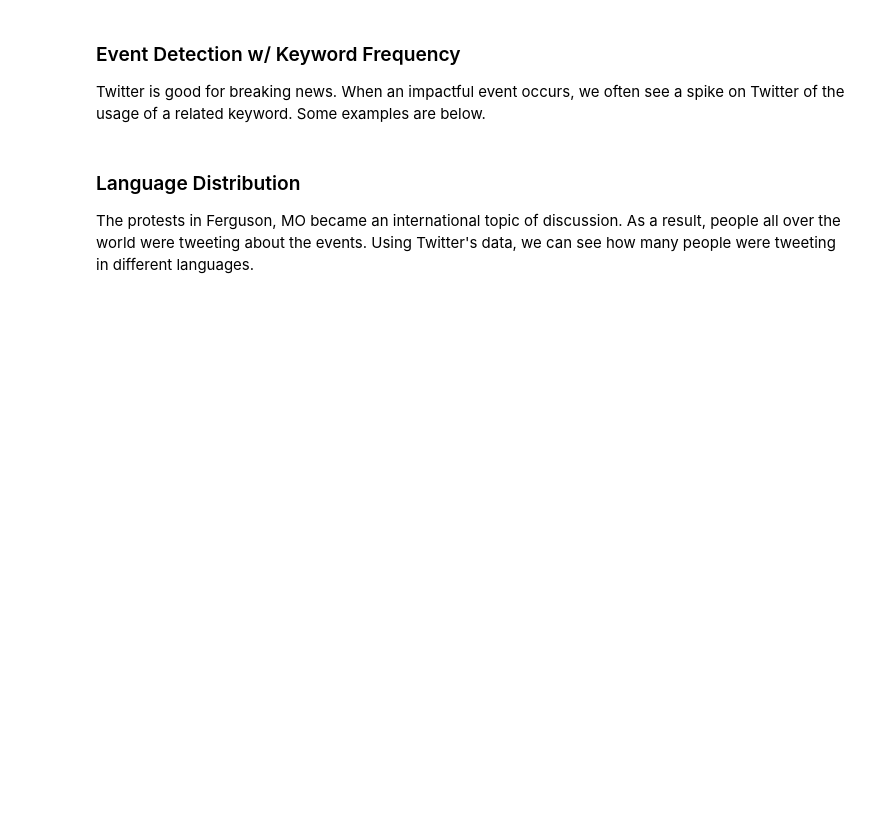
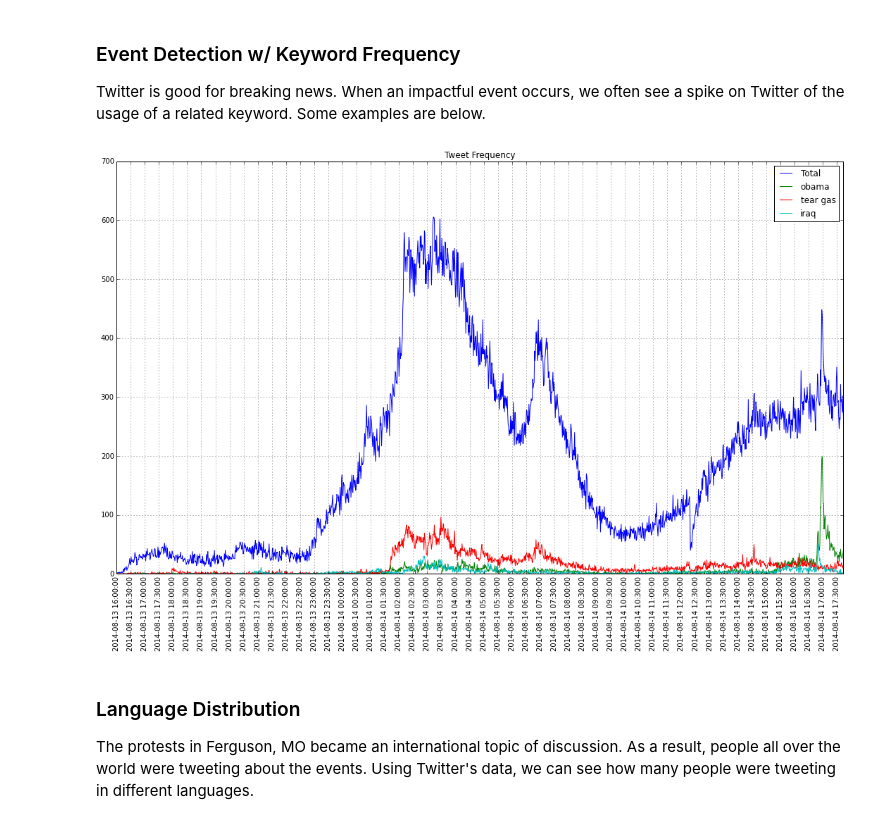
Before and after one commit to cbuntain/TwitterFergusonTeachIn, a Jupyter notebook: session_05.ipynb, the cells around one changed output. Cells and saved outputs as stored; diff of their text form; code cells hidden in the pictures; blank space fills up the shorter version.

```diff
--- a/session_05.ipynb
+++ b/session_05.ipynb
@@ -169,10 +210,10 @@ It's difficult to see who these people are, but we can go back to the Twitter AP
 # %%
 import tweepy
 
-consumer_key = ""
-consumer_secret = ""
-access_token = ""
-access_token_secret = ""
+consumer_key = "RfWoIb9wocCY0kOYKUYnf5VOo"
+consumer_secret = "FqsdZGdD4yvzwPj0yoe7lHRxgG4tjz2WVZbozxpOPnDunMhzv9"
+access_token = "2421639553-0IF33x71RsEJL2aKCksu0C1VR8383nqRQK0dYSE"
+access_token_secret = "3wSJCvLhgPBi8NUNVWbvosK2DAraGgB9K0NN0URNLVWjs"
 
 # Set up the authorization mechanisms for Tweepy to access Twitter's API
 auth = tweepy.OAuthHandler(consumer_key, consumer_secret)
@@ -263,7 +344,7 @@ Twitter is good for breaking news. When an impactful event occurs, we often see
 targetKeywords = ["obama", "tear gas"]
 # targetKeywords.append("lowery")
 # targetKeywords.append("reilly")
-# targetKeywords.append("antonio")
+targetKeywords.append("iraq")
 
 # Build an empty map for each keyword we are seaching for
 targetCounts = {x:[] for x in targetKeywords}
@@ -280,33 +361,35 @@ for t in sortedTimes:
     for tweetObj in timeObj["list"]:
         tweetString = tweetObj["text"].lower()
 
         localTotalCount += 1
 
         # Add to the counter if the target keyword is in this tweet
         for keyword in targetKeywords:
             if ( keyword in tweetString ):
                 localTargetCounts[keyword] += 1
 
     # Add the counts for this minute to the main counter
     totalCount.append(localTotalCount)
     for keyword in targetKeywords:
         targetCounts[keyword].append(localTargetCounts[keyword])
 
 # Now plot the total frequency and frequency of each keyword
 fig, ax = plt.subplots()
 fig.set_size_inches(18.5,10.5)
 
 plt.title("Tweet Frequency")
 plt.xticks(smallerXTicks, [sortedTimes[x] for x in smallerXTicks], rotation=90)
 
 ax.plot(range(len(frequencyMap)), totalCount, label="Total")
 
 for keyword in targetKeywords:
     ax.plot(range(len(frequencyMap)), targetCounts[keyword], label=keyword)
 ax.legend()
 ax.grid(b=True, which=u'major')
 
 plt.show()
+# %% [output]
+[figure, added]
 # %% [markdown]
 ### Language Distribution
 
```
Also changed, not shown: parts of 35 cells of this notebook.
